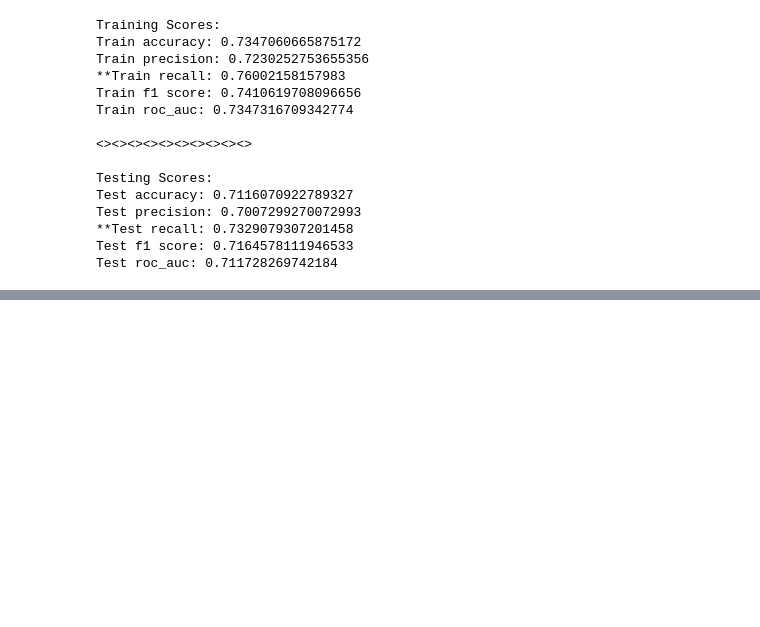
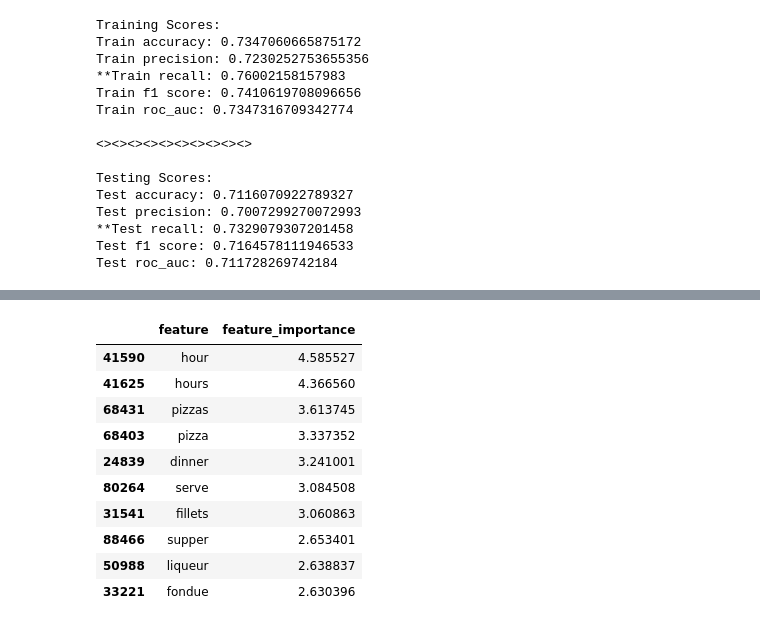
Before and after one commit to AJMarshall-25/NLP_Recipe_Analysis, a Jupyter notebook: recipe-classification-with-nlp-v3.ipynb, the cells around one changed output, grey strips where cells are left out. Cells and saved outputs as stored; diff of their text form; code cells hidden in the pictures; blank space fills up the shorter version.

```diff
--- a/recipe-classification-with-nlp-v3.ipynb
+++ b/recipe-classification-with-nlp-v3.ipynb
@@ -1613,0 +1656,14 @@ Test roc_auc: 0.711728269742184
+# %%
+feature_importance2.sort_values('feature_importance',ascending=False).head(10)
+# %% [output]
+|  | feature | feature_importance |
+| 41590 | hour | 4.585527 |
+| 41625 | hours | 4.366560 |
+| 68431 | pizzas | 3.613745 |
+| 68403 | pizza | 3.337352 |
+| 24839 | dinner | 3.241001 |
+| 80264 | serve | 3.084508 |
+| 31541 | fillets | 3.060863 |
+| 88466 | supper | 2.653401 |
+| 50988 | liqueur | 2.638837 |
+| 33221 | fondue | 2.630396 |
```
Also changed, not shown: parts of 4 cells of this notebook.
